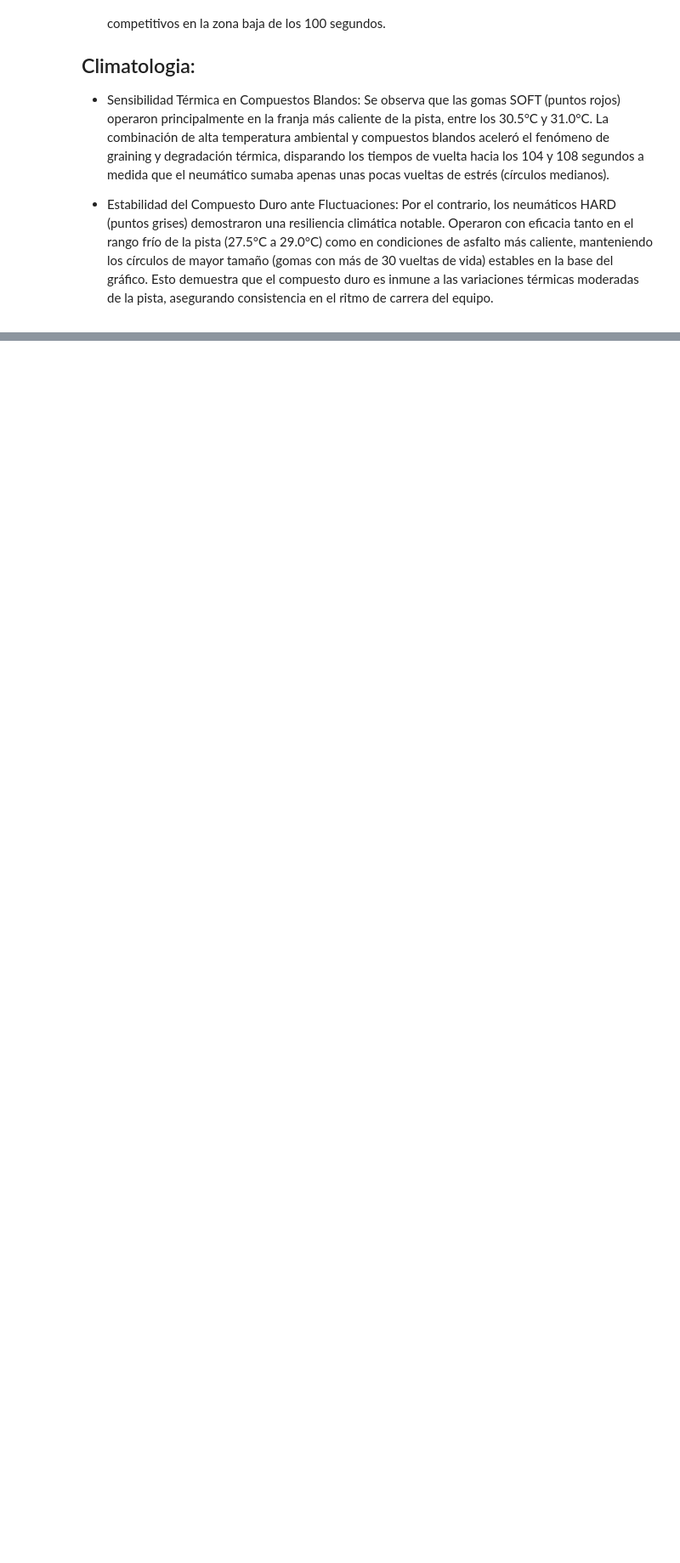
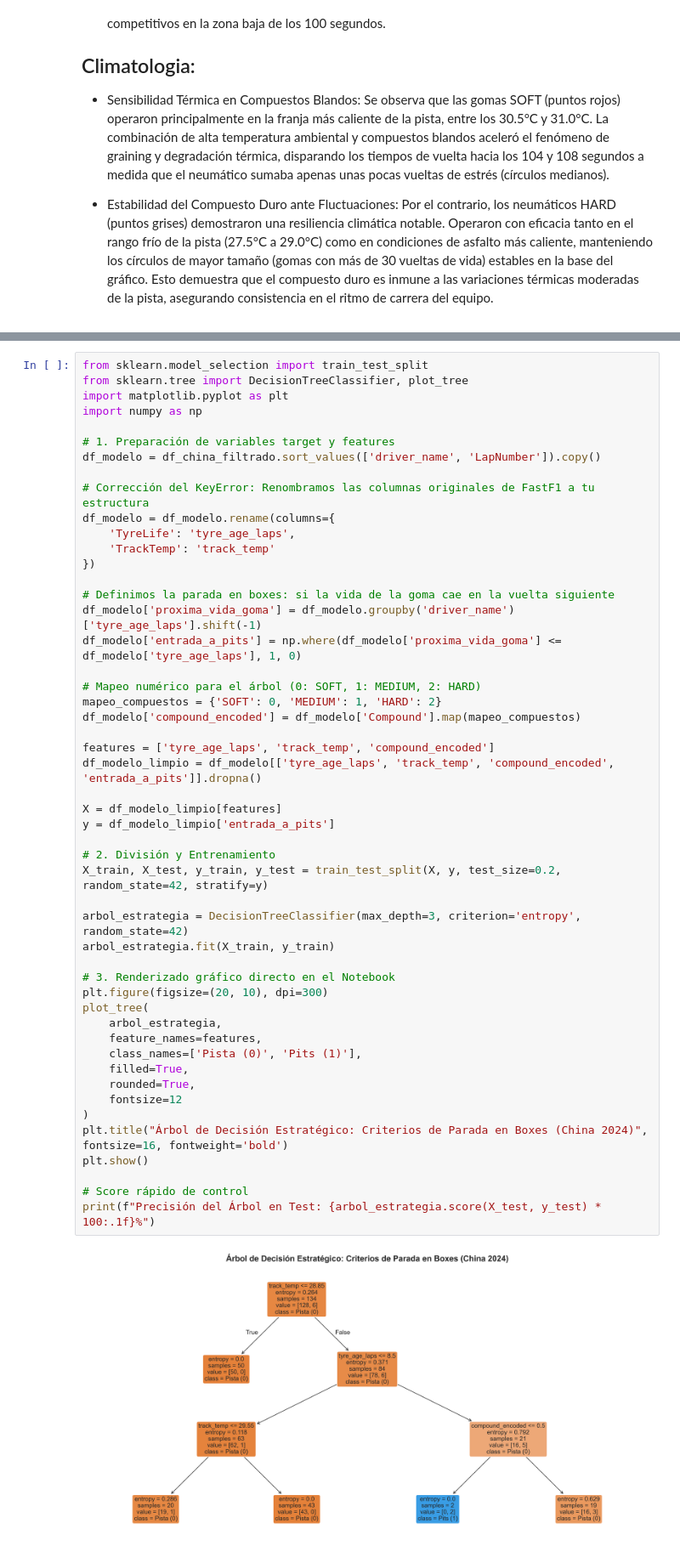
Before and after one commit to G1Martoz/f1-pit-predictor, a Jupyter notebook: Notebooks/1.0-mo-descripcion-origen-dataset.ipynb, the cells around one changed output, grey strips where cells are left out. Shown at 85% size. Saved outputs shown, nothing was run; the diff lists cells and outputs as text; blank space fills up the shorter version.

Commit message:
Trabajo final listo para defender

```diff
--- a/Notebooks/1.0-mo-descripcion-origen-dataset.ipynb
+++ b/Notebooks/1.0-mo-descripcion-origen-dataset.ipynb
@@ -824,0 +819,52 @@ Neumático HARD: Cuesta 0.048 segundos EXTRA por cada vuelta de estrés.
+# %%
+from sklearn.model_selection import train_test_split
+from sklearn.tree import DecisionTreeClassifier, plot_tree
+import matplotlib.pyplot as plt
+import numpy as np
+
+# 1. Preparación de variables target y features
+df_modelo = df_china_filtrado.sort_values(['driver_name', 'LapNumber']).copy()
+
+# Corrección del KeyError: Renombramos las columnas originales de FastF1 a tu estructura
+df_modelo = df_modelo.rename(columns={
+    'TyreLife': 'tyre_age_laps',
+    'TrackTemp': 'track_temp'
+})
+
+# Definimos la parada en boxes: si la vida de la goma cae en la vuelta siguiente
+df_modelo['proxima_vida_goma'] = df_modelo.groupby('driver_name')['tyre_age_laps'].shift(-1)
+df_modelo['entrada_a_pits'] = np.where(df_modelo['proxima_vida_goma'] <= df_modelo['tyre_age_laps'], 1, 0)
+
+# Mapeo numérico para el árbol (0: SOFT, 1: MEDIUM, 2: HARD)
+mapeo_compuestos = {'SOFT': 0, 'MEDIUM': 1, 'HARD': 2}
+df_modelo['compound_encoded'] = df_modelo['Compound'].map(mapeo_compuestos)
+
+features = ['tyre_age_laps', 'track_temp', 'compound_encoded']
+df_modelo_limpio = df_modelo[['tyre_age_laps', 'track_temp', 'compound_encoded', 'entrada_a_pits']].dropna()
+
+X = df_modelo_limpio[features]
+y = df_modelo_limpio['entrada_a_pits']
+
+# 2. División y Entrenamiento
+X_train, X_test, y_train, y_test = train_test_split(X, y, test_size=0.2, random_state=42, stratify=y)
+
+arbol_estrategia = DecisionTreeClassifier(max_depth=3, criterion='entropy', random_state=42)
+arbol_estrategia.fit(X_train, y_train)
+
+# 3. Renderizado gráfico directo en el Notebook
+plt.figure(figsize=(20, 10), dpi=300)
+plot_tree(
+    arbol_estrategia,
+    feature_names=features,
+    class_names=['Pista (0)', 'Pits (1)'],
+    filled=True,
+    rounded=True,
+    fontsize=12
+)
+plt.title("Árbol de Decisión Estratégico: Criterios de Parada en Boxes (China 2024)", fontsize=16, fontweight='bold')
+plt.show()
+
+# Score rápido de control
+print(f"Precisión del Árbol en Test: {arbol_estrategia.score(X_test, y_test) * 100:.1f}%")
+# %% [output]
+[figure, added]
```
Also changed, not shown: parts of 23 cells of this notebook, 1 other file.
